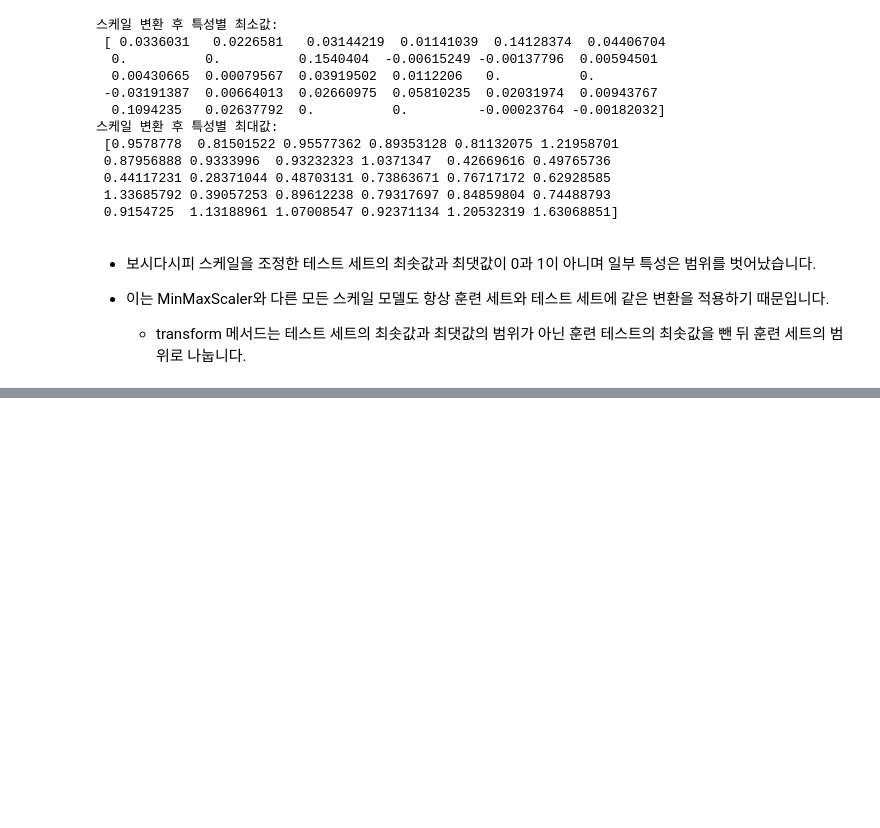
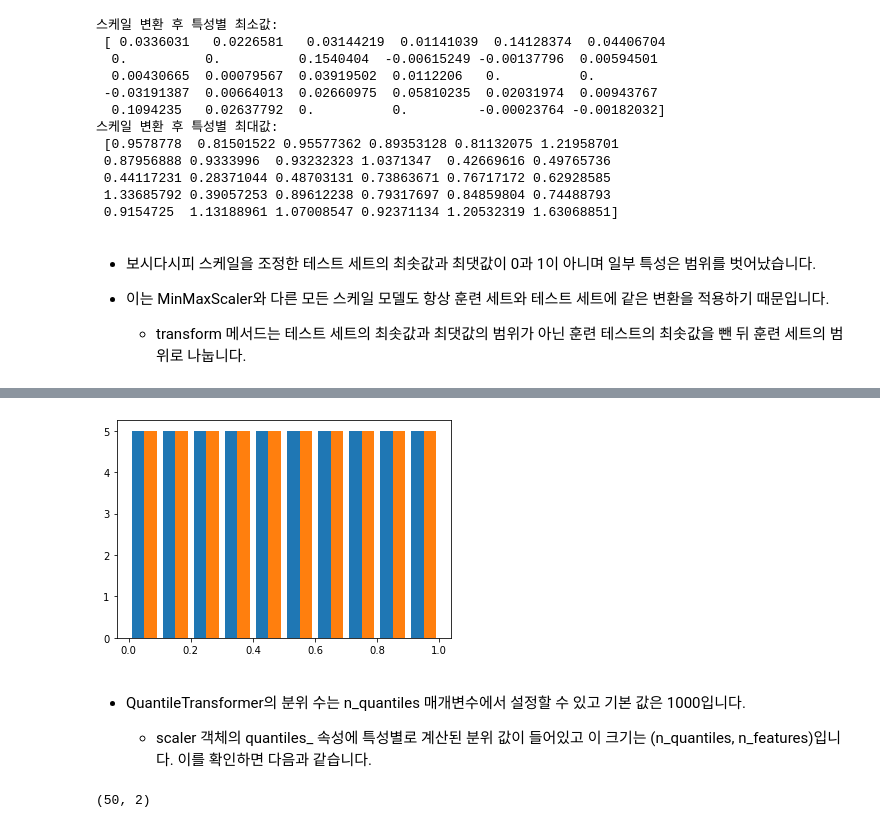
Before and after one commit to Myeonghan-Jeong/introduction-to-marchine-learning-with-python, a Jupyter notebook: chapter03. unsupervised learning and data preprocessing.ipynb, the cells around one changed output, grey strips where cells are left out. Saved outputs shown, nothing was run; the diff lists cells and outputs as text; code cells hidden in the pictures; blank space fills up the shorter version.

```diff
--- a/chapter03. unsupervised learning and data preprocessing.ipynb
+++ b/chapter03. unsupervised learning and data preprocessing.ipynb
@@ -154,0 +195,14 @@ print('스케일 변환 후 특성별 최대값:\n', X_test_scaled.max(axis=0))
+# %%
+# 랜덤하게 흩어졌던 데이터 포인트들이 0과 1사이에 고르게 분포되었습니다. 이를 히스토그램을 통해 더 자세히 알아보겠습니다.
+plt.hist(X_trans)
+plt.show()
+# %% [output]
+[figure, added]
+# %% [markdown]
+- QuantileTransformer의 분위 수는 n_quantiles 매개변수에서 설정할 수 있고 기본 값은 1000입니다.
+
+    - scaler 객체의 quantiles_ 속성에 특성별로 계산된 분위 값이 들어있고 이 크기는 (n_quantiles, n_features)입니다. 이를 확인하면 다음과 같습니다.
+# %%
+print(scaler.quantiles_.shape)
+# %% [output]
+(50, 2)
```
Also changed, not shown: parts of 27 cells of this notebook.
